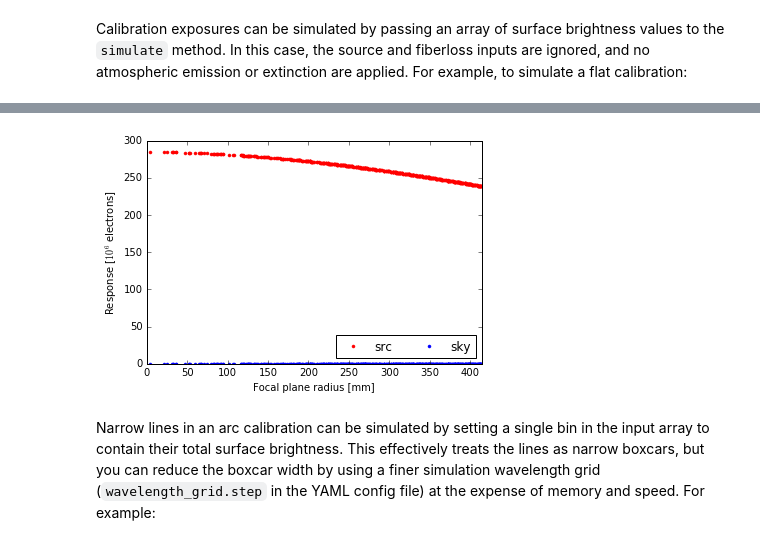
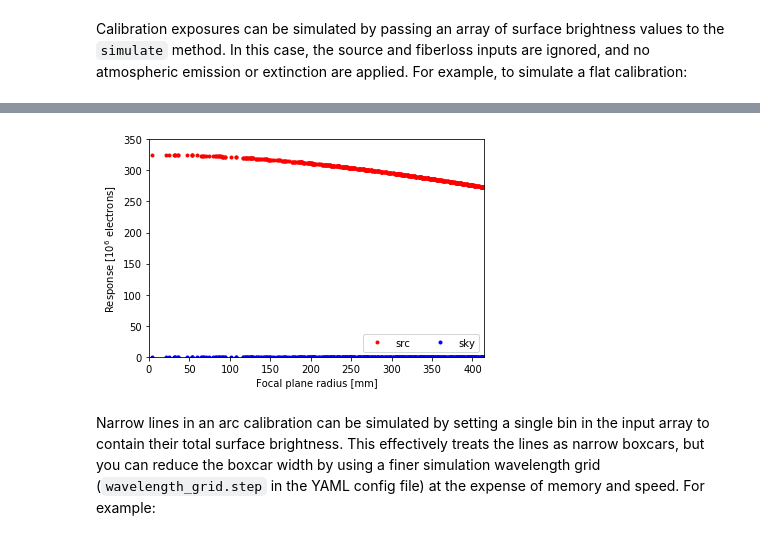
Before and after one commit to desihub/specsim, a Jupyter notebook: docs/nb/SimulationExamples.ipynb, the cells around one changed output, grey strips where cells are left out. Drawn from its saved outputs; the diff is of its cells as text; code cells hidden in the pictures.

```diff
--- a/docs/nb/SimulationExamples.ipynb
+++ b/docs/nb/SimulationExamples.ipynb
@@ -142,7 +142,7 @@ desi.simulate(source_fluxes=flux, focal_positions=xy)
 # %% [markdown]
 With the default configuration, only the sky response will vary over the focal plane as a result of the plate-scale dependence on radius. The next section describes how to add realistic variations in the source response.
 # %%
-def plot_response_vs_radius(sim=desi, ymax=3.):
+def plot_response_vs_radius(sim=desi, ymax=3.5):
     """Calculate total number of source and sky electrons detected.
     """
     nsrc = np.zeros(sim.num_fibers)
@@ -406,7 +406,7 @@ desi.plot(fiber=0)
 # %%
-plot_response_vs_radius(ymax=300)
+plot_response_vs_radius(ymax=350)
 # %% [output]
-[figure, old version]
+[figure, new version]
 # %% [markdown]
 Narrow lines in an arc calibration can be simulated by setting a single bin in the input array to contain their total surface brightness. This effectively treats the lines as narrow boxcars, but you can reduce the boxcar width by using a finer simulation wavelength grid (`wavelength_grid.step` in the YAML config file) at the expense of memory and speed.  For example:
 # %%
```
Also changed, not shown: parts of 26 cells of this notebook.
